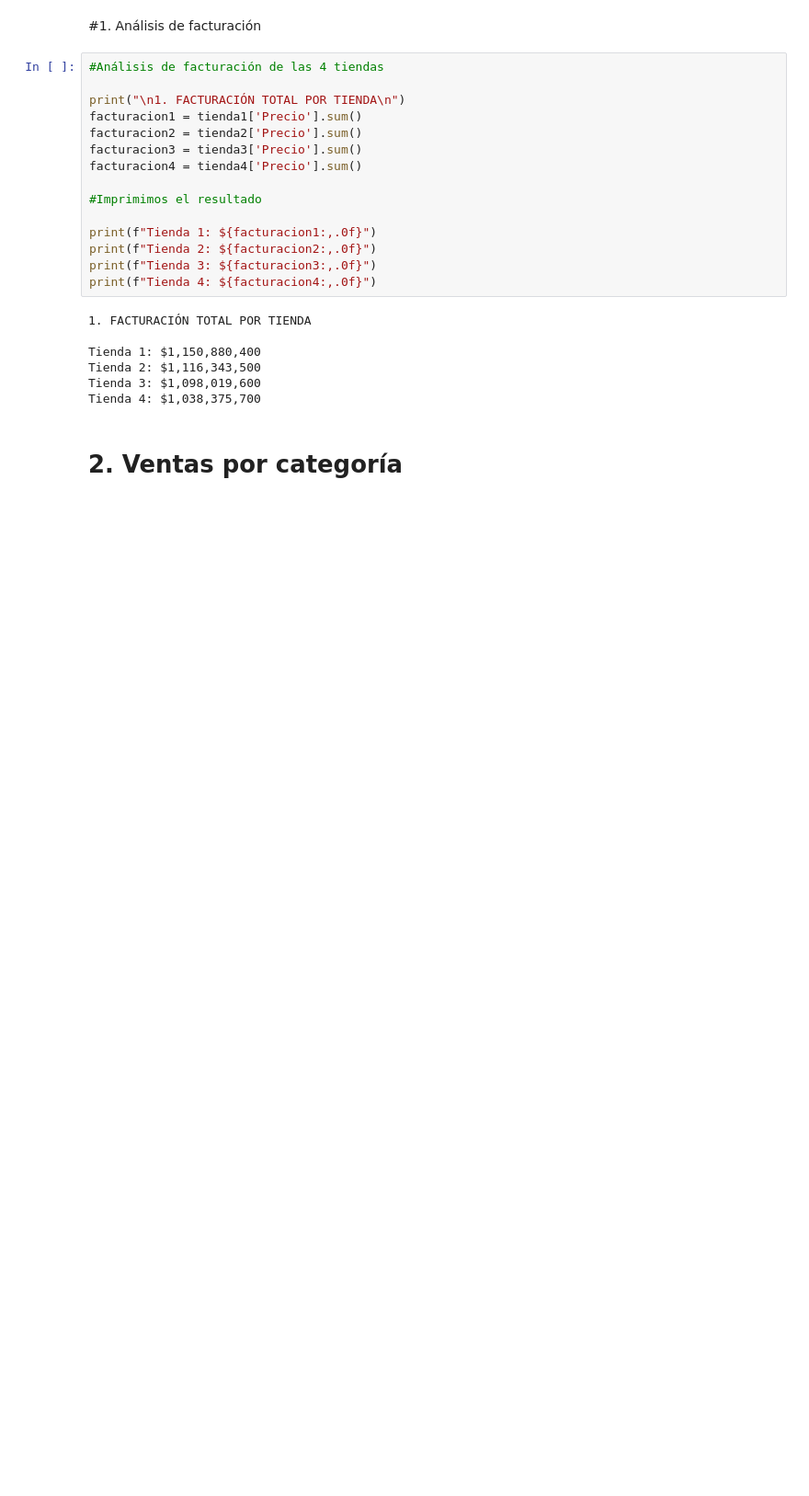
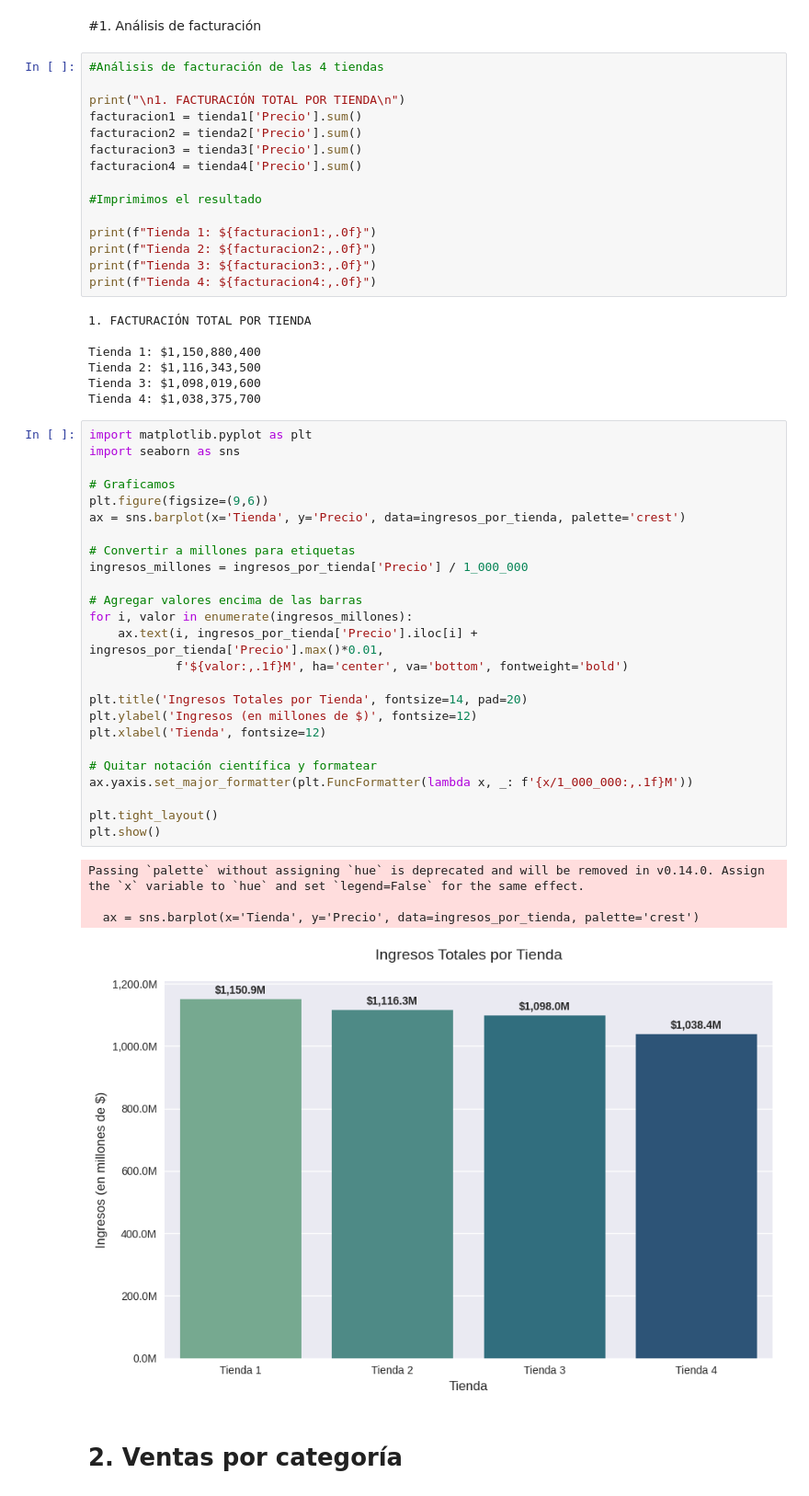
Before and after one commit to RodrigoMunoz-dev/Challenge-Alura-Store, a Jupyter notebook: AluraStoreLatam.ipynb, the cells around one changed output. Shown at 92% size. Cells and saved outputs as stored; diff of their text form; blank space fills up the shorter version.

```diff
--- a/AluraStoreLatam.ipynb
+++ b/AluraStoreLatam.ipynb
@@ -45,5 +45,35 @@ Tienda 1: $1,150,880,400
 Tienda 2: $1,116,343,500
 Tienda 3: $1,098,019,600
 Tienda 4: $1,038,375,700
+# %%
+import matplotlib.pyplot as plt
+import seaborn as sns
+
+# Graficamos
+plt.figure(figsize=(9,6))
+ax = sns.barplot(x='Tienda', y='Precio', data=ingresos_por_tienda, palette='crest')
+
+# Convertir a millones para etiquetas
+ingresos_millones = ingresos_por_tienda['Precio'] / 1_000_000
+
+# Agregar valores encima de las barras
+for i, valor in enumerate(ingresos_millones):
+    ax.text(i, ingresos_por_tienda['Precio'].iloc[i] + ingresos_por_tienda['Precio'].max()*0.01,
+            f'${valor:,.1f}M', ha='center', va='bottom', fontweight='bold')
+
+plt.title('Ingresos Totales por Tienda', fontsize=14, pad=20)
+plt.ylabel('Ingresos (en millones de $)', fontsize=12)
+plt.xlabel('Tienda', fontsize=12)
+
+# Quitar notación científica y formatear
+ax.yaxis.set_major_formatter(plt.FuncFormatter(lambda x, _: f'{x/1_000_000:,.1f}M'))
+
+plt.tight_layout()
+plt.show()
+# %% [output]
+Passing `palette` without assigning `hue` is deprecated and will be removed in v0.14.0. Assign the `x` variable to `hue` and set `legend=False` for the same effect.
+
+  ax = sns.barplot(x='Tienda', y='Precio', data=ingresos_por_tienda, palette='crest')
+[figure, added]
 # %% [markdown]
 # 2. Ventas por categoría
```
Also changed, not shown: parts of 3 cells of this notebook.
